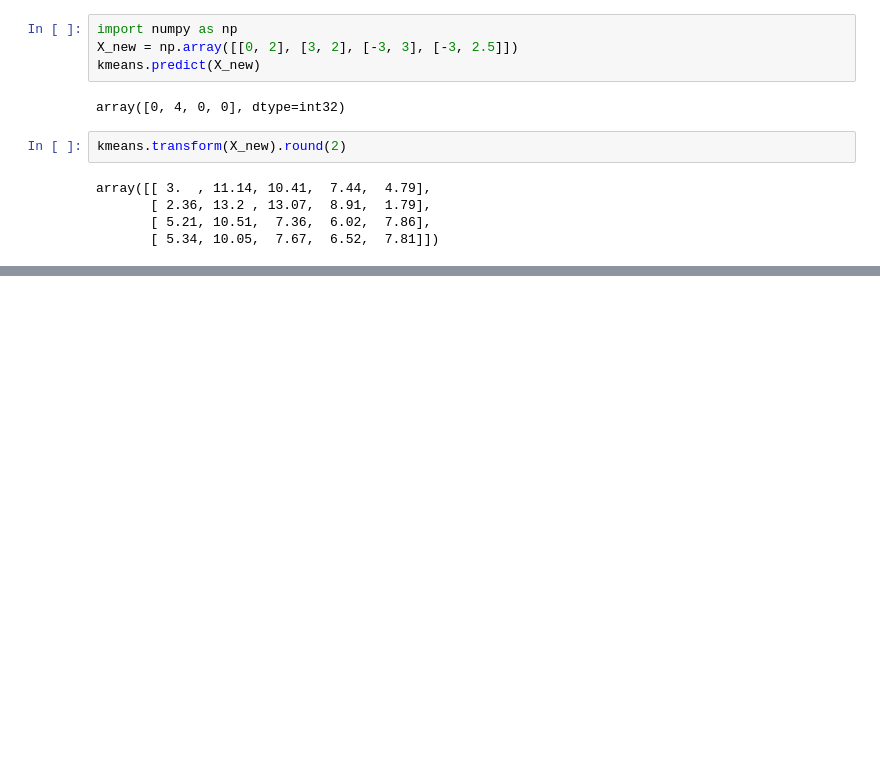
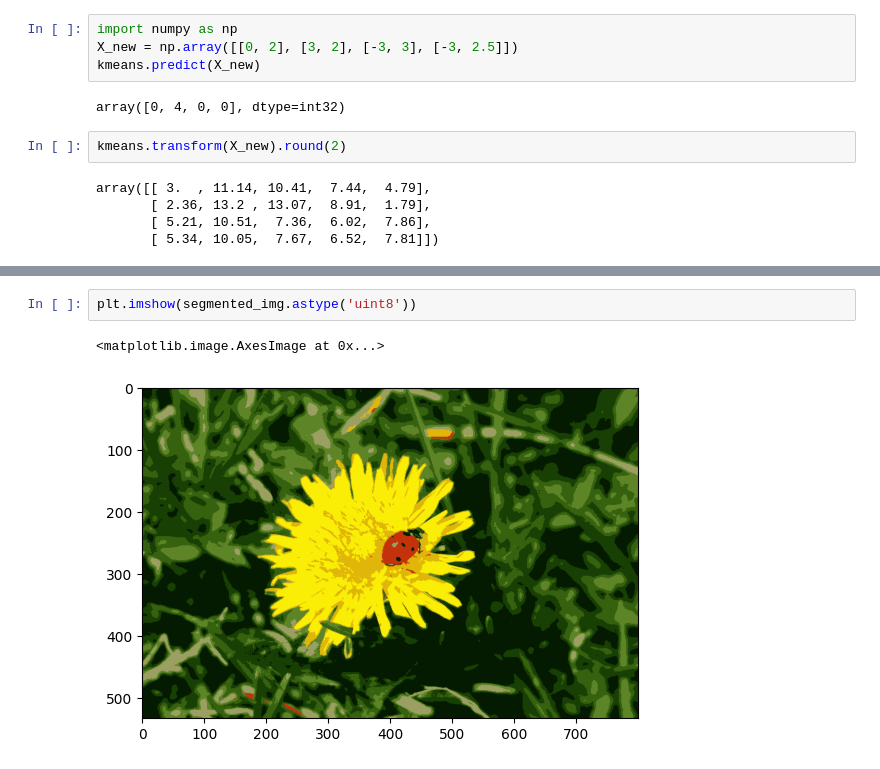
Before and after one commit to salamhha/handson-ml3, a Jupyter notebook: practice/Chapter09.ipynb, the cells around one changed output, grey strips where cells are left out. Saved outputs shown, nothing was run; the diff lists cells and outputs as text; blank space fills up the shorter version.

```diff
--- a/practice/Chapter09.ipynb
+++ b/practice/Chapter09.ipynb
@@ -41,0 +84,5 @@ array([[ 3.  , 11.14, 10.41,  7.44,  4.79],
+# %%
+plt.imshow(segmented_img.astype('uint8'))
+# %% [output]
+<matplotlib.image.AxesImage at 0x...>
+[figure, added]
```
Also changed, not shown: parts of 38 cells of this notebook.
